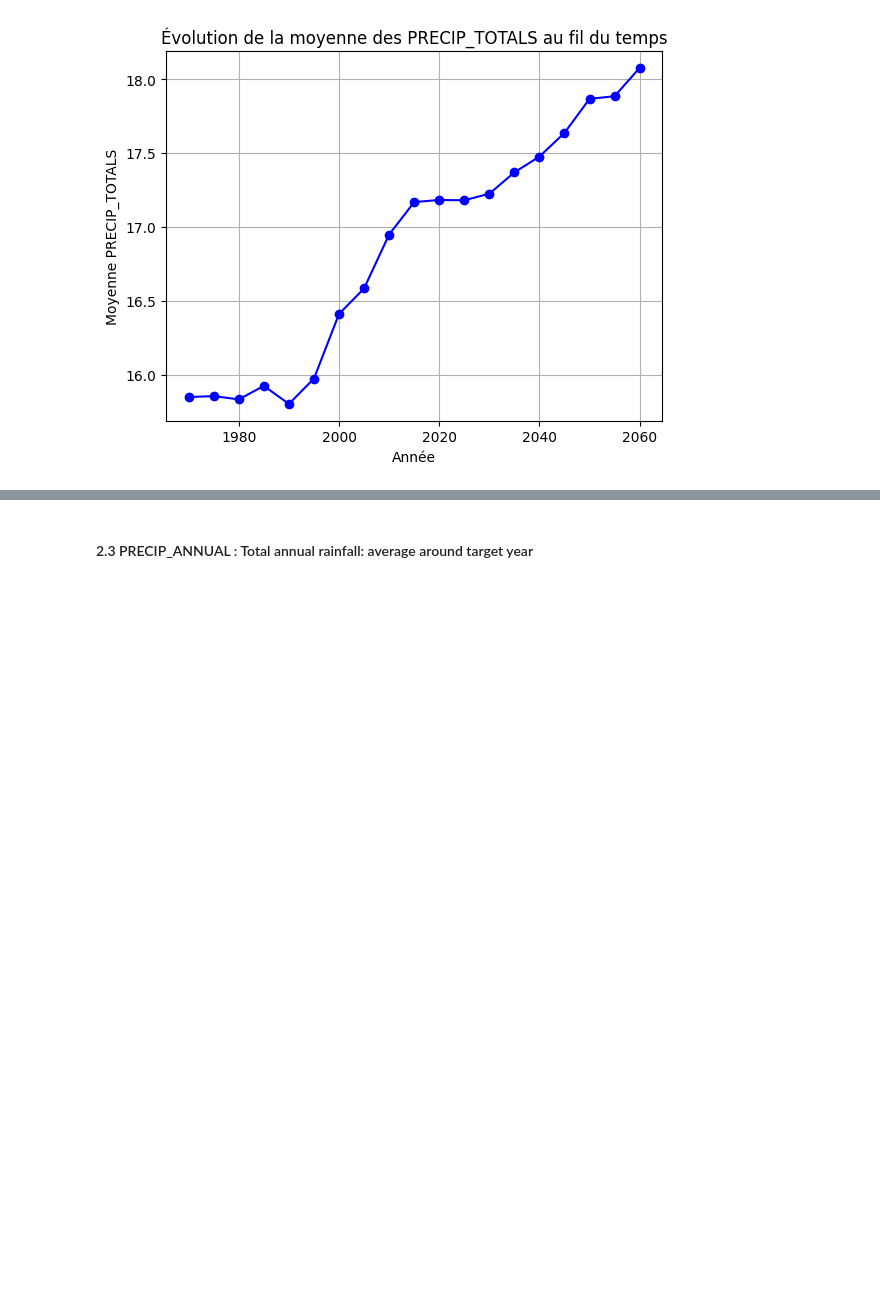
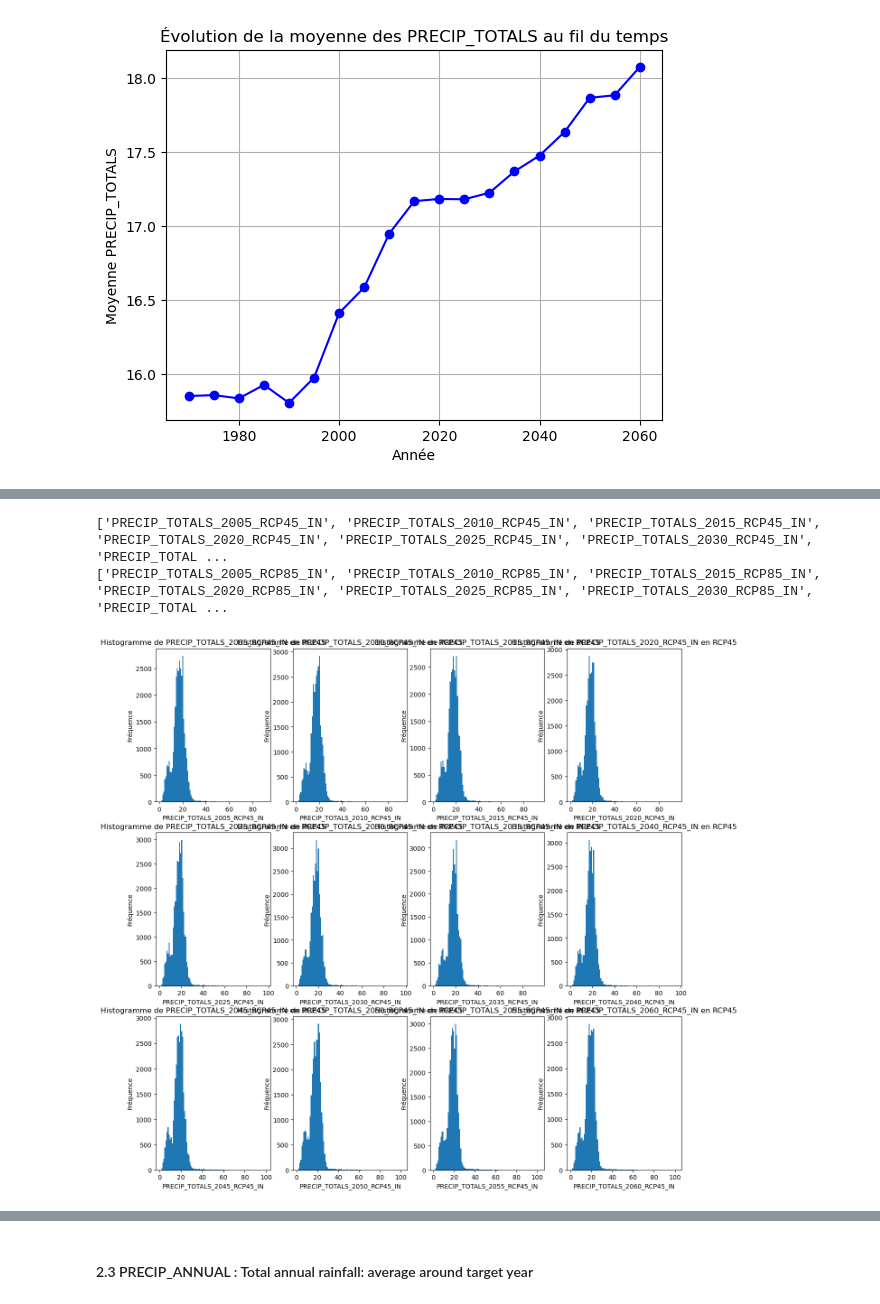
Before and after one commit to Askkip/StatAPP, a Jupyter notebook: US_Climate_Description_Statistics.ipynb, the cells around one changed output, grey strips where cells are left out. Saved outputs shown, nothing was run; the diff lists cells and outputs as text; code cells hidden in the pictures; blank space fills up the shorter version.

```diff
--- a/US_Climate_Description_Statistics.ipynb
+++ b/US_Climate_Description_Statistics.ipynb
@@ -396,0 +464,6 @@ plot_startbyname_histograms(df, "PRECIP_TOTALS")
+# %%
+plot_startbyname_histograms2(df, "PRECIP_TOTALS")
+# %% [output]
+['PRECIP_TOTALS_2005_RCP45_IN', 'PRECIP_TOTALS_2010_RCP45_IN', 'PRECIP_TOTALS_2015_RCP45_IN', 'PRECIP_TOTALS_2020_RCP45_IN', 'PRECIP_TOTALS_2025_RCP45_IN', 'PRECIP_TOTALS_2030_RCP45_IN', 'PRECIP_TOTAL ...
+['PRECIP_TOTALS_2005_RCP85_IN', 'PRECIP_TOTALS_2010_RCP85_IN', 'PRECIP_TOTALS_2015_RCP85_IN', 'PRECIP_TOTALS_2020_RCP85_IN', 'PRECIP_TOTALS_2025_RCP85_IN', 'PRECIP_TOTALS_2030_RCP85_IN', 'PRECIP_TOTAL ...
+[figure, added]
```
Also changed, not shown: parts of 17 cells of this notebook.
